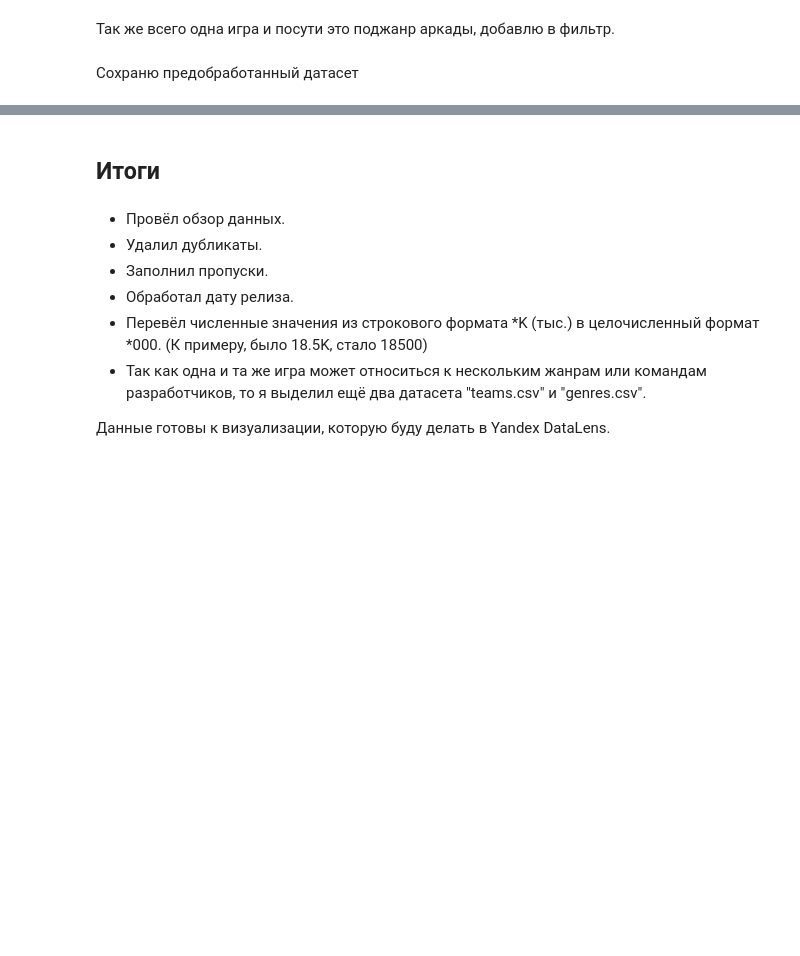
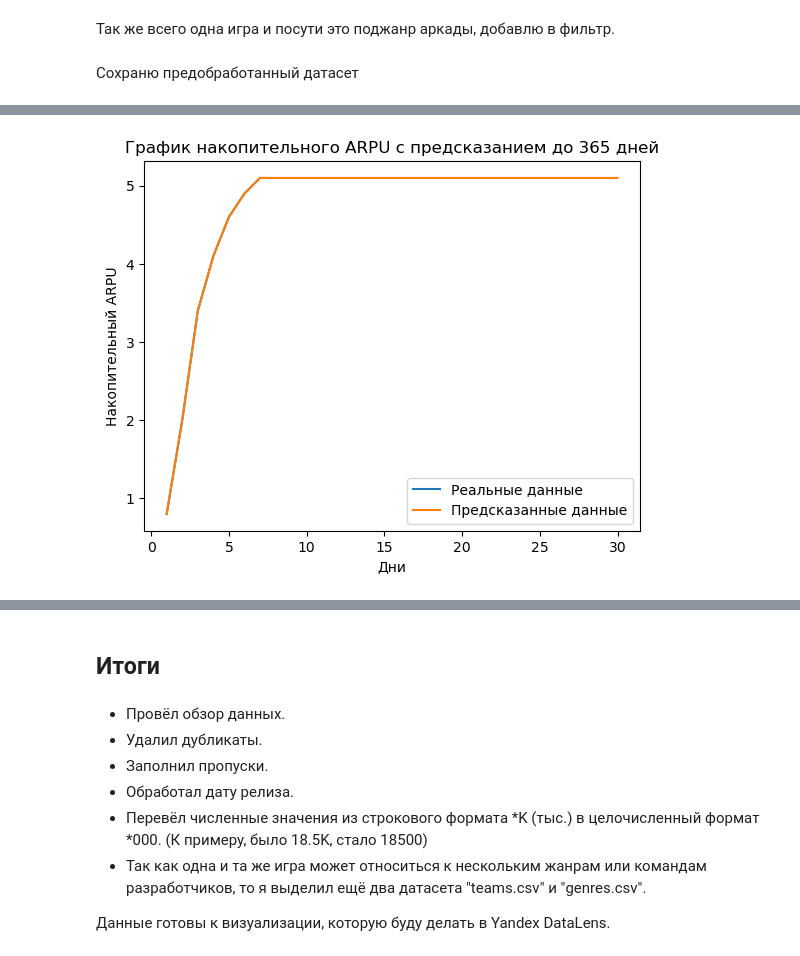
Before and after one commit to FedorSafonov/Projects, a Jupyter notebook: Pet-projects/Popular_Video_Games_1980-2023/games.ipynb, the cells around one changed output, grey strips where cells are left out. Saved outputs shown, nothing was run; the diff lists cells and outputs as text; code cells hidden in the pictures; blank space fills up the shorter version.

```diff
--- a/Pet-projects/Popular_Video_Games_1980-2023/games.ipynb
+++ b/Pet-projects/Popular_Video_Games_1980-2023/games.ipynb
@@ -357,0 +392,22 @@ adventures.to_csv('adventures')
+# %%
+import matplotlib.pyplot as plt
+
+# Значения накопительного ARPU
+arpu = [0.8, 2, 3.4, 4.1, 4.6, 4.9, 5.1]
+
+# Предсказание накопительного ARPU на 365 дней
+predicted_arpu = arpu.copy()
+k = 0.05
+for n in range(len(arpu), 30):
+    predicted_arpu.append(predicted_arpu[n-1] + (arpu[-1] - predicted_arpu[n-1]))
+
+# Построение графика
+plt.plot(range(1, len(arpu)+1), arpu, label='Реальные данные')
+plt.plot(range(1, 31), predicted_arpu, label='Предсказанные данные')
+plt.xlabel('Дни')
+plt.ylabel('Накопительный ARPU')
+plt.title('График накопительного ARPU с предсказанием до 365 дней')
+plt.legend()
+plt.show()
+# %% [output]
+[figure, added]
```
Also changed, not shown: parts of 15 cells of this notebook, 2 other files.
